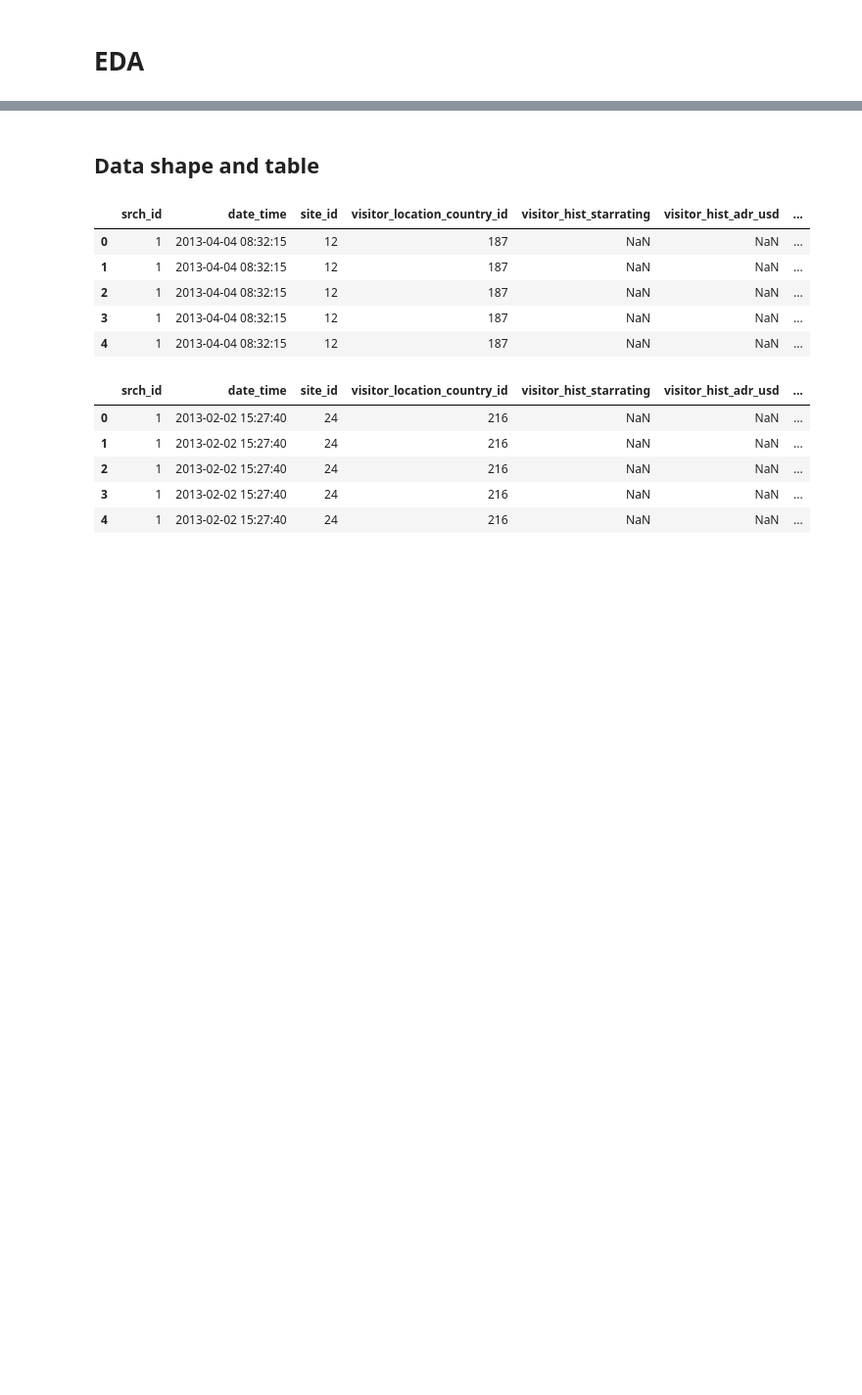
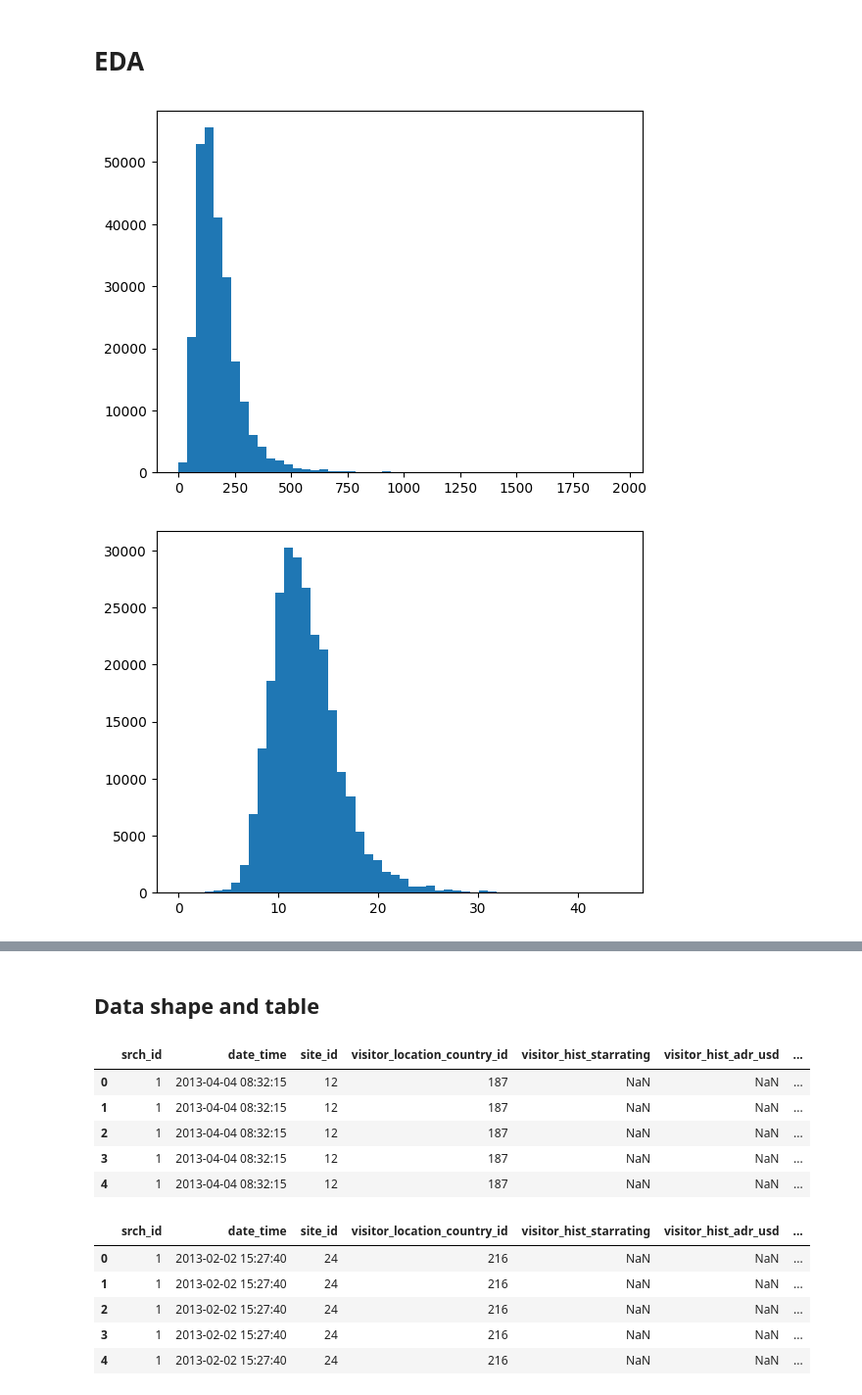
Before and after one commit to L42-AI/dmt-2, a Jupyter notebook: src/notebooks/eda.ipynb, the cells around one changed output, grey strips where cells are left out. Shown at 98% size. Saved outputs shown, nothing was run; the diff lists cells and outputs as text; code cells hidden in the pictures; blank space fills up the shorter version.

```diff
--- a/src/notebooks/eda.ipynb
+++ b/src/notebooks/eda.ipynb
@@ -15,3 +16,17 @@ pd.set_option('display.max_columns', 54)
 # %%
 # Load data
 train_set, test_set = load_data()
+# %%
+original = train_set['visitor_hist_adr_usd']
+plt.hist(original, bins = 50)
+plt.show()
+
+eps = 1e-6
+new_scores = np.sqrt(original)
+# new_scores = np.log((original + eps) / (1 - original + eps))
+# new_scores = np.log(original)
+plt.hist(new_scores, bins=50)
+plt.show()
+# %% [output]
+[figure, added]
+[figure, added]
```
Also changed, not shown: parts of 2 cells of this notebook, 16 other files.
